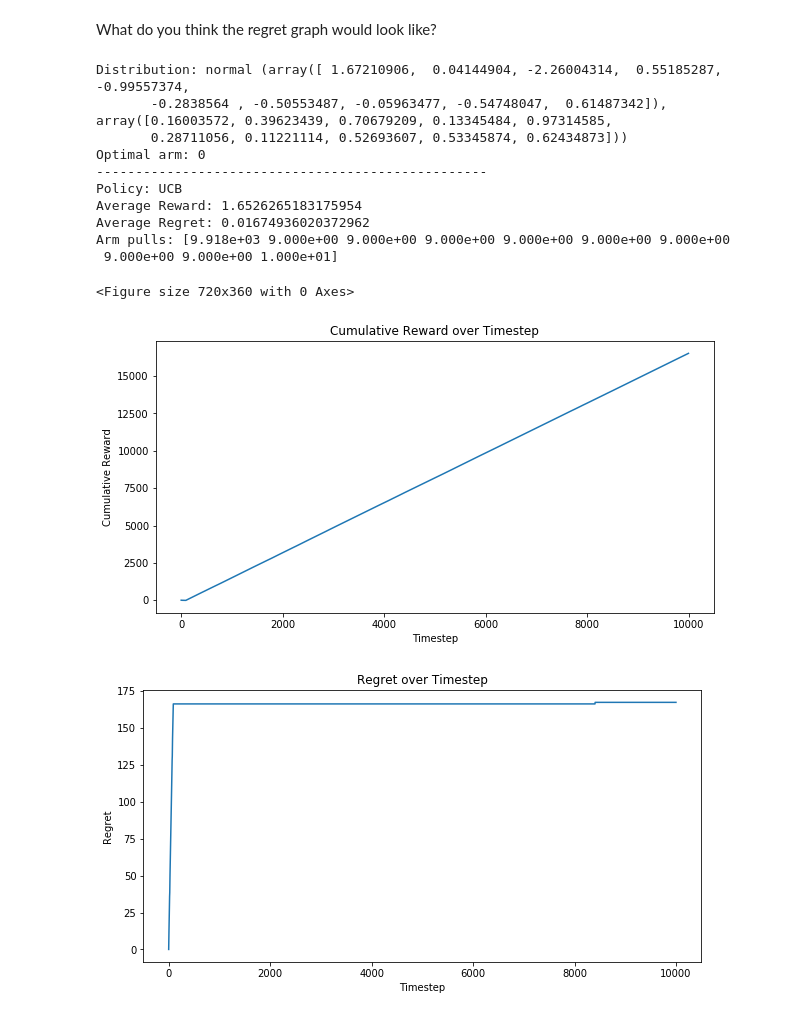
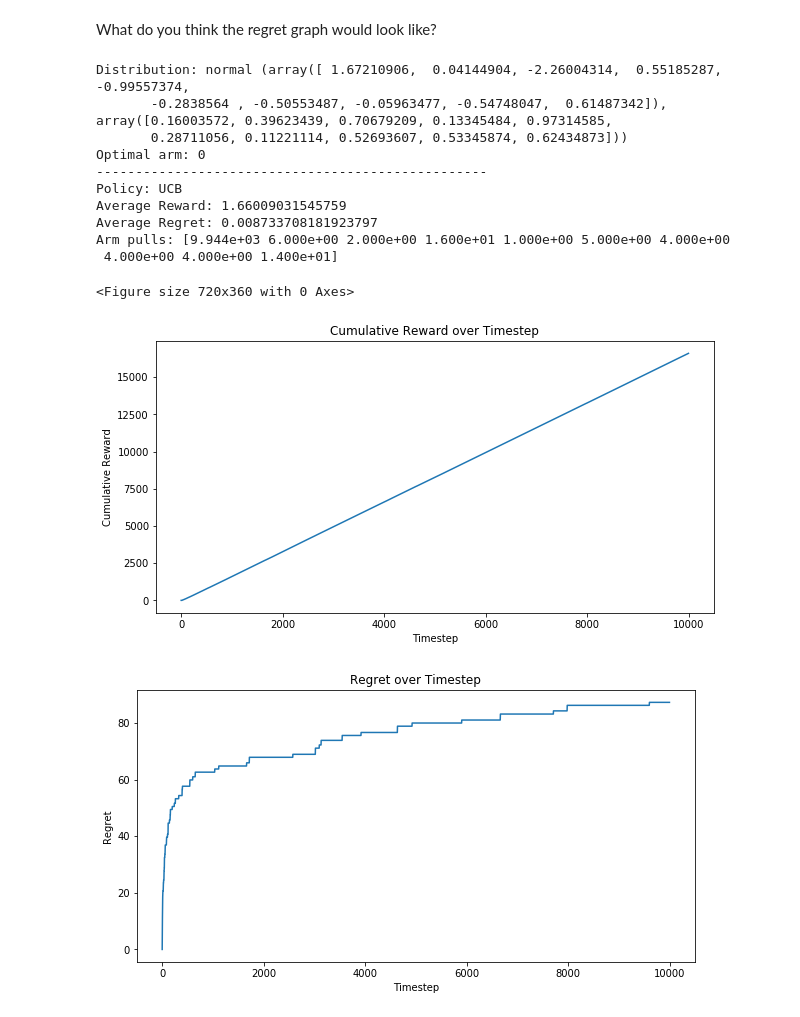
Before and after one commit to skywalker0803r/Microsoft-DAT257x-Reinforcement-Learning-Explained, a Jupyter notebook: Ex2_3_UCB.ipynb, the cells around one changed output. Cells and saved outputs as stored; diff of their text form; code cells hidden in the pictures.

```diff
--- a/Ex2_3_UCB.ipynb
+++ b/Ex2_3_UCB.ipynb
@@ -594,38 +594,33 @@ Now let's implement a UCB algorithm.
 # %%
 #UCB policy
 class UCB(Greedy):
-    def __init__(self, num_actions, k):
+    def __init__(self, num_actions):
         Greedy.__init__(self, num_actions)
         self.name = "UCB"
         self.round = 0
-        self.k = k
-        self.previous_action = num_actions - 1
-        self.num_actions = num_actions
-        self.qvalues = np.zeros(num_actions)
-        self.counts = np.zeros(num_actions)
-        self.t = 0
+        self.total_rewards = np.zeros(num_actions, dtype = np.longdouble)
+        self.total_counts = np.zeros(num_actions, dtype = np.longdouble)
 
     def act(self):
-        if (self.round < self.k):
-            """The first k rounds, play each arm/action once"""
-            current_action = self.previous_action + 1
-            if current_action >= self.num_actions:
-                self.round += 1
-                current_action = 0
-            self.previous_action = current_action
-
-        if (self.round >= self.k):
-            """play the arms with maximum average and exploration bonus"""
-            r_hats = self.total_rewards/self.total_counts
-            scores = r_hats + np.sqrt(np.log(self.t)/self.total_counts)
-            current_action = np.argmax(scores)
-
+        current_action = None
+        self.round += 1
+        if self.round <= self.num_actions:
+            """The first k rounds, where k is the number of arms/actions, play each arm/action once"""
+            current_action = self.round - 1
+#             current_action = 0
+        else:
+            """At round t, play the arms with maximum average and exploration bonus"""
+            assert np.min(self.total_counts) > 0, "np.min(self.total_counts) <= 0"
+            current_averages = np.divide(self.total_rewards, self.total_counts, where = self.total_counts > 0)
+#             current_averages[self.total_counts <= 0] = 0.5  #Correctly handles Bernoulli rewards; over-estimates otherwise
+            current_exploration_bonus = np.sqrt(2.0 * np.log(self.round) / self.total_counts)
+            current_action = np.argmax(current_averages + current_exploration_bonus)
+#             current_action = 0
         return current_action
 
     def feedback(self, action, reward):
         self.total_rewards[action] += reward
         self.total_counts[action] += 1
-        self.t += 1
 # %% [markdown]
 Now let's prepare the simulation.
 # %%
@@ -642,20 +637,20 @@ distribution = "normal"
 What do you think the regret graph would look like?
 # %%
 env = BanditEnv(num_actions, distribution, evaluation_seed)
-agent = UCB(num_actions,k=10)
+agent = UCB(num_actions)
 experiment = Experiment(env, agent)
 experiment.run_bandit(trials)
 # %% [output]
 Distribution: normal (array([ 1.67210906,  0.04144904, -2.26004314,  0.55185287, -0.99557374,
        -0.2838564 , -0.50553487, -0.05963477, -0.54748047,  0.61487342]), array([0.16003572, 0.39623439, 0.70679209, 0.13345484, 0.97314585,
        0.28711056, 0.11221114, 0.52693607, 0.53345874, 0.62434873]))
 Optimal arm: 0
 --------------------------------------------------
 Policy: UCB
-Average Reward: 1.6526265183175954
-Average Regret: 0.01674936020372962
-Arm pulls: [9.918e+03 9.000e+00 9.000e+00 9.000e+00 9.000e+00 9.000e+00 9.000e+00
- 9.000e+00 9.000e+00 1.000e+01]
+Average Reward: 1.66009031545759
+Average Regret: 0.008733708181923797
+Arm pulls: [9.944e+03 6.000e+00 2.000e+00 1.600e+01 1.000e+00 5.000e+00 4.000e+00
+ 4.000e+00 4.000e+00 1.400e+01]
 <Figure size 720x360 with 0 Axes>
 [figure]
-[figure, old version]
+[figure, new version]
```
